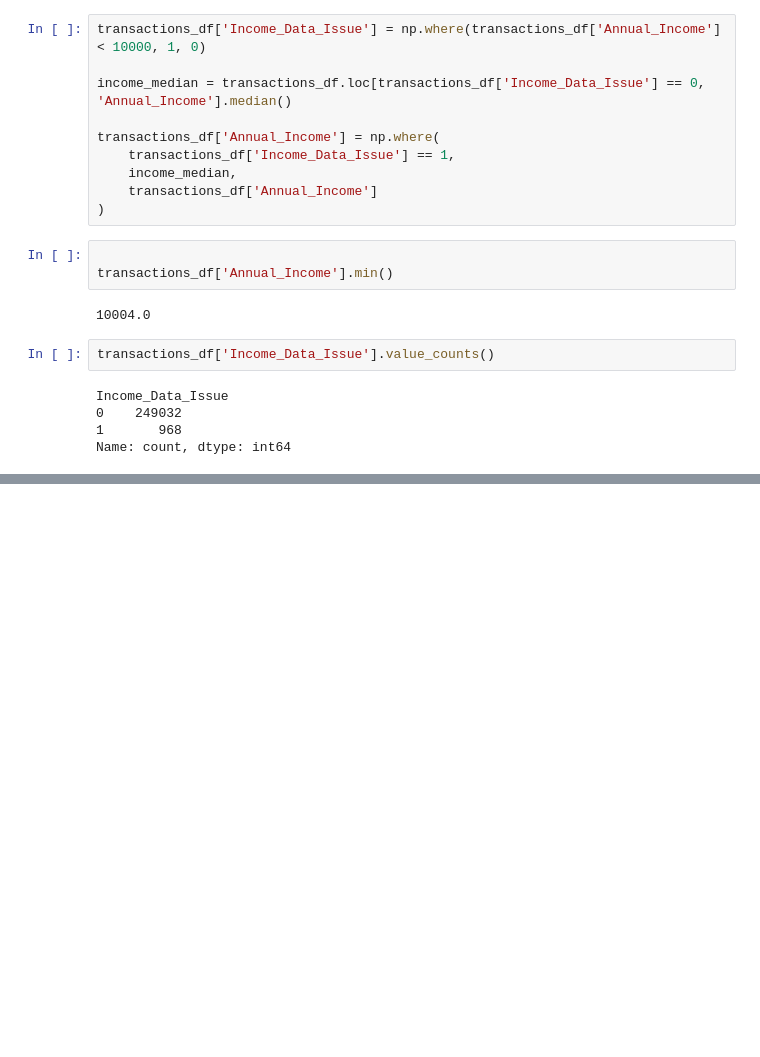
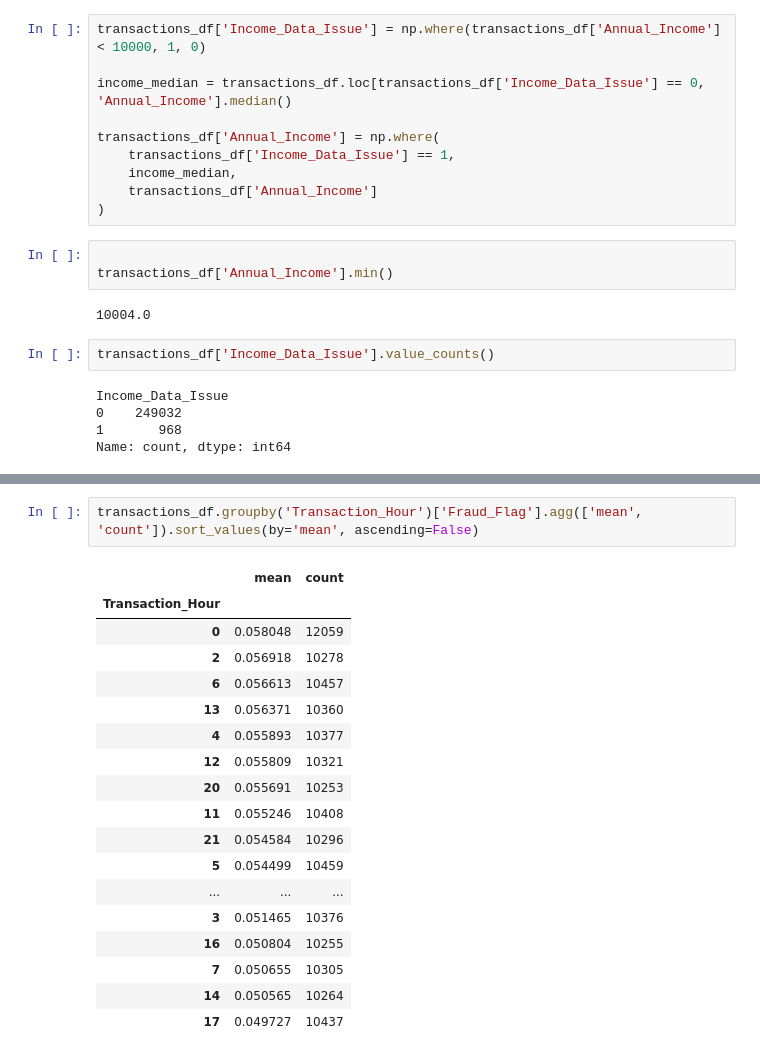
Before and after one commit to Kanjerih/Indian-Financial-Fraud, a Jupyter notebook: Indian-Financial-Fraud.ipynb, the cells around one changed output, grey strips where cells are left out. Drawn from its saved outputs; the diff is of its cells as text; blank space fills up the shorter version.

```diff
--- a/Indian-Financial-Fraud.ipynb
+++ b/Indian-Financial-Fraud.ipynb
@@ -309,0 +315,21 @@ array(['Active', 'Expired', 'Blocked', 'Lost'], dtype=object)
+# %%
+transactions_df.groupby('Transaction_Hour')['Fraud_Flag'].agg(['mean', 'count']).sort_values(by='mean', ascending=False)
+# %% [output]
+|  | mean | count |
+| Transaction_Hour |  |  |
+| 0 | 0.058048 | 12059 |
+| 2 | 0.056918 | 10278 |
+| 6 | 0.056613 | 10457 |
+| 13 | 0.056371 | 10360 |
+| 4 | 0.055893 | 10377 |
+| 12 | 0.055809 | 10321 |
+| 20 | 0.055691 | 10253 |
+| 11 | 0.055246 | 10408 |
+| 21 | 0.054584 | 10296 |
+| 5 | 0.054499 | 10459 |
+| ... | ... | ... |
+| 3 | 0.051465 | 10376 |
+| 16 | 0.050804 | 10255 |
+| 7 | 0.050655 | 10305 |
+| 14 | 0.050565 | 10264 |
+| 17 | 0.049727 | 10437 |
```
Also changed, not shown: parts of 3 cells of this notebook.
